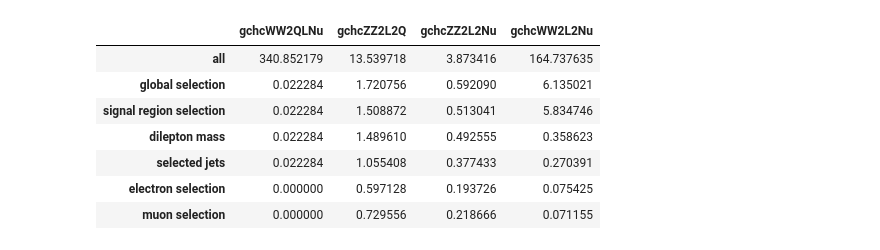
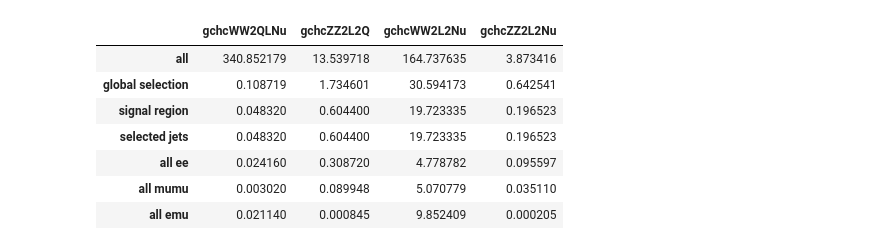
Before and after one commit to Ming-Yan/Hpluscharm, a Jupyter notebook: Hpluscharm_processor/plotting.ipynb, the cells around one changed output. Saved outputs shown, nothing was run; the diff lists cells and outputs as text; code cells hidden in the pictures.

Commit message:
updated latest selections

```diff
--- a/Hpluscharm_processor/plotting.ipynb
+++ b/Hpluscharm_processor/plotting.ipynb
@@ -38,34 +37,34 @@ with open('metadata/plotmap.json') as pltf:
 # %%
 import pandas as pd
 xs_dict={'gchcWW2QLNu':0.175*0.6741*0.3258*0.2137,'gchcWW2L2Nu':0.175*0.3258*0.3258*0.2137,'gchcZZ2L2Nu':0.175*0.100974*0.2*0.02641,'gchcZZ2L2Q':0.175*0.100974*0.69911*0.02641,'GluGluHToWWToLNuQQ_M125_TuneCP5_PSweight_13TeV-powheg2-jhugen727-pythia8':48.58*0.6741*0.3258*0.2137,'GluGluHToWWTo2L2Nu_M-125_TuneCP5_13TeV-powheg-jhugen727-pythia8':48.58*0.3258*0.3258*0.2137,'GluGluHToZZTo2L2Q_M125_TuneCP5_13TeV_powheg2_JHUGenV7011_pythia8':48.58*0.100974*0.69911*0.02641,'GluGluHToZZTo2L2Nu_M125_TuneCP5_13TeV_powheg2_JHUGenV735_pythia8':48.58*0.100974*0.2*0.02641}
 # print(output)
 lumi= 41500
 
 # HZZ2l2q={'gchcWW2QLNu':{'all': 22652.0, 'global selection': 1307, 'dr': 310, 'mjj mass': 278, 'dphi mT': 278, 'tag one jets': 261, 'jet eff': 261, 'electron eff': 114, 'muon eff': 150}, 'gchcZZ2L2Q':  {'all': 63366.0, 'global selection': 2376, 'dr': 393, 'mjj mass': 342, 'dphi mT': 342, 'tag one jets': 251, 'jet eff': 251, 'electron eff': 125, 'muon eff': 128}, 'gchcZZ2L2Nu':  {'all': 45100.0, 'global selection': 5813, 'dr': 702, 'mjj mass': 601, 'dphi mT': 601, 'tag one jets': 434, 'jet eff': 434, 'electron eff': 234, 'muon eff': 210}, 'gchcWW2L2Nu': {'all':  45160.0, 'global selection': 8410, 'dr': 1235, 'mjj mass': 1076, 'dphi mT': 1076, 'tag one jets': 954, 'jet eff': 954, 'electron eff': 453, 'muon eff': 552}}
 # output2 = load('hists_HWW2qlnu_higgsggH_UL17.coffea')
 # print(output2)
 
-HZZ2l2q =  {'gchcWW2QLNu':  {'all': 15296.0, 'global selection': 1, 'signal region selection': 1, 'dilepton mass': 1, 'selected jets': 1, 'electron selection': 0, 'muon selection': 0}, 'gchcZZ2L2Q':  {'all': 16870.0, 'global selection': 2144, 'signal region selection': 1880, 'dilepton mass': 1856, 'selected jets': 1315, 'electron selection': 744, 'muon selection': 909}, 'gchcZZ2L2Nu':  {'all': 17395.0, 'global selection': 2659, 'signal region selection': 2304, 'dilepton mass': 2212, 'selected jets': 1695, 'electron selection': 870, 'muon selection': 982}, 'gchcWW2L2Nu':  {'all': 115759.0, 'global selection': 4311, 'signal region selection': 4100, 'dilepton mass': 252, 'selected jets': 190, 'electron selection': 53, 'muon selection': 50}}
+HZZ2l2q =  {'gchcWW2QLNu': {'all': 112866.0, 'global selection': 36, 'signal region': 16, 'selected jets': 16, 'all ee': 8, 'all mumu': 1, 'all emu': 7}, 'gchcZZ2L2Q':  {'all': 112144.0, 'global selection': 14367, 'signal region': 5006, 'selected jets': 5006, 'all ee': 2557, 'all mumu': 745, 'all emu': 7}, 'gchcWW2L2Nu': {'all': 115656.0, 'global selection': 21479, 'signal region': 13847, 'selected jets': 13847, 'all ee': 3355, 'all mumu': 3560, 'all emu': 6917}, 'gchcZZ2L2Nu': {'all': 113410.0, 'global selection': 18813, 'signal region': 5754, 'selected jets': 5754, 'all ee': 2799, 'all mumu': 1028, 'all emu': 6}}
 wei = {}
 for xs in HZZ2l2q.keys():
     #All(include tau)
     wei[xs]=xs_dict[xs]*lumi/HZZ2l2q[xs]['all']
 #     print(xs,wei[xs])
     for items in HZZ2l2q[xs].keys():
         HZZ2l2q[xs][items] = wei[xs]*HZZ2l2q[xs][items]
 #         print(HZZ2l2q[xs][items]/HZZ2l2q[xs]['all'])
 # print(HZZ2l2q['gchcWW2QLNu']['all'])
 # print(type(HZZ2l2q))
 # from_dict(your_dict,orient='index')
 pd.DataFrame.from_dict(HZZ2l2q)
 # %% [output]
-|  | gchcWW2QLNu | gchcZZ2L2Q | gchcZZ2L2Nu | gchcWW2L2Nu |
-| all | 340.852179 | 13.539718 | 3.873416 | 164.737635 |
-| global selection | 0.022284 | 1.720756 | 0.592090 | 6.135021 |
-| signal region selection | 0.022284 | 1.508872 | 0.513041 | 5.834746 |
-| dilepton mass | 0.022284 | 1.489610 | 0.492555 | 0.358623 |
-| selected jets | 0.022284 | 1.055408 | 0.377433 | 0.270391 |
-| electron selection | 0.000000 | 0.597128 | 0.193726 | 0.075425 |
-| muon selection | 0.000000 | 0.729556 | 0.218666 | 0.071155 |
+|  | gchcWW2QLNu | gchcZZ2L2Q | gchcWW2L2Nu | gchcZZ2L2Nu |
+| all | 340.852179 | 13.539718 | 164.737635 | 3.873416 |
+| global selection | 0.108719 | 1.734601 | 30.594173 | 0.642541 |
+| signal region | 0.048320 | 0.604400 | 19.723335 | 0.196523 |
+| selected jets | 0.048320 | 0.604400 | 19.723335 | 0.196523 |
+| all ee | 0.024160 | 0.308720 | 4.778782 | 0.095597 |
+| all mumu | 0.003020 | 0.089948 | 5.070779 | 0.035110 |
+| all emu | 0.021140 | 0.000845 | 9.852409 | 0.000205 |
 # %%
 outputWWl_s = load('hists_HWW2l2nu_signal_UL17.coffea')
```
Also changed, not shown: parts of 6 cells of this notebook, 5 other files.
